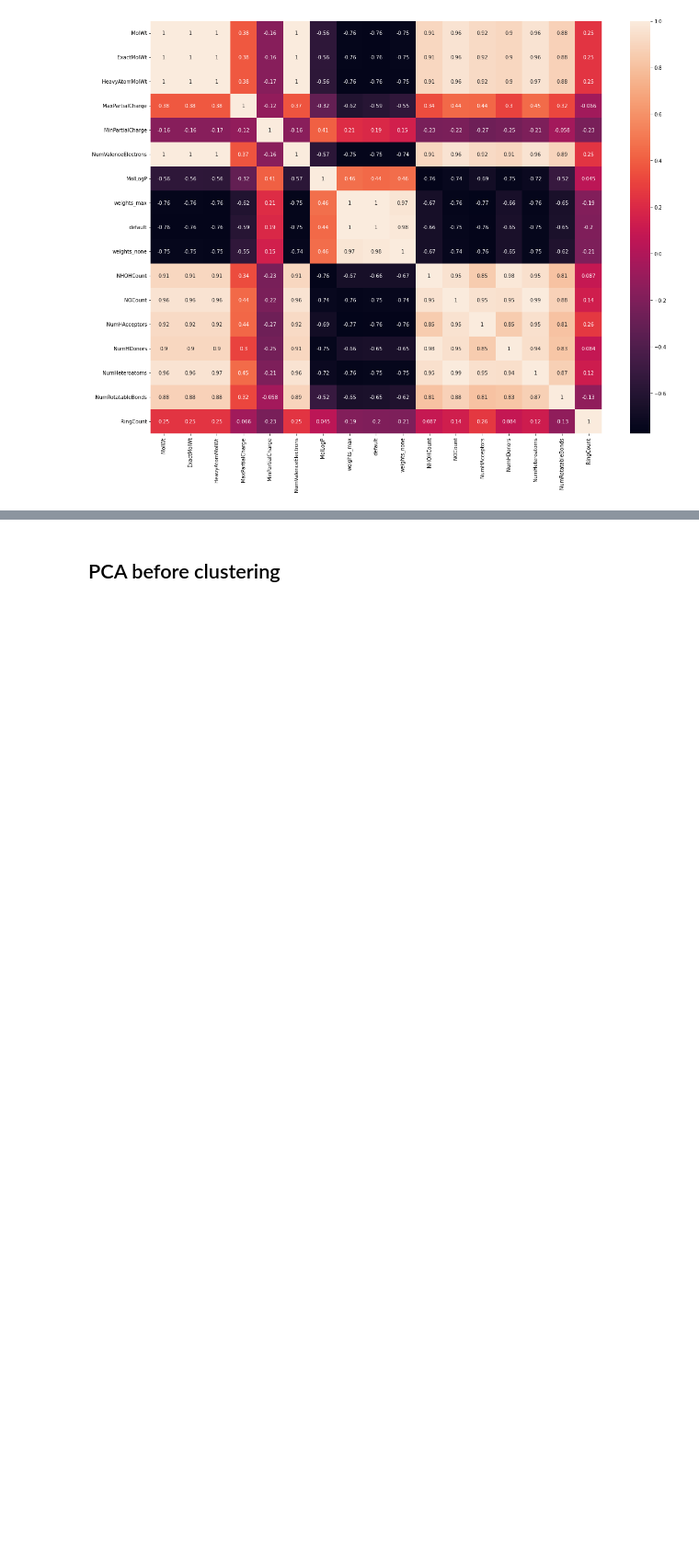
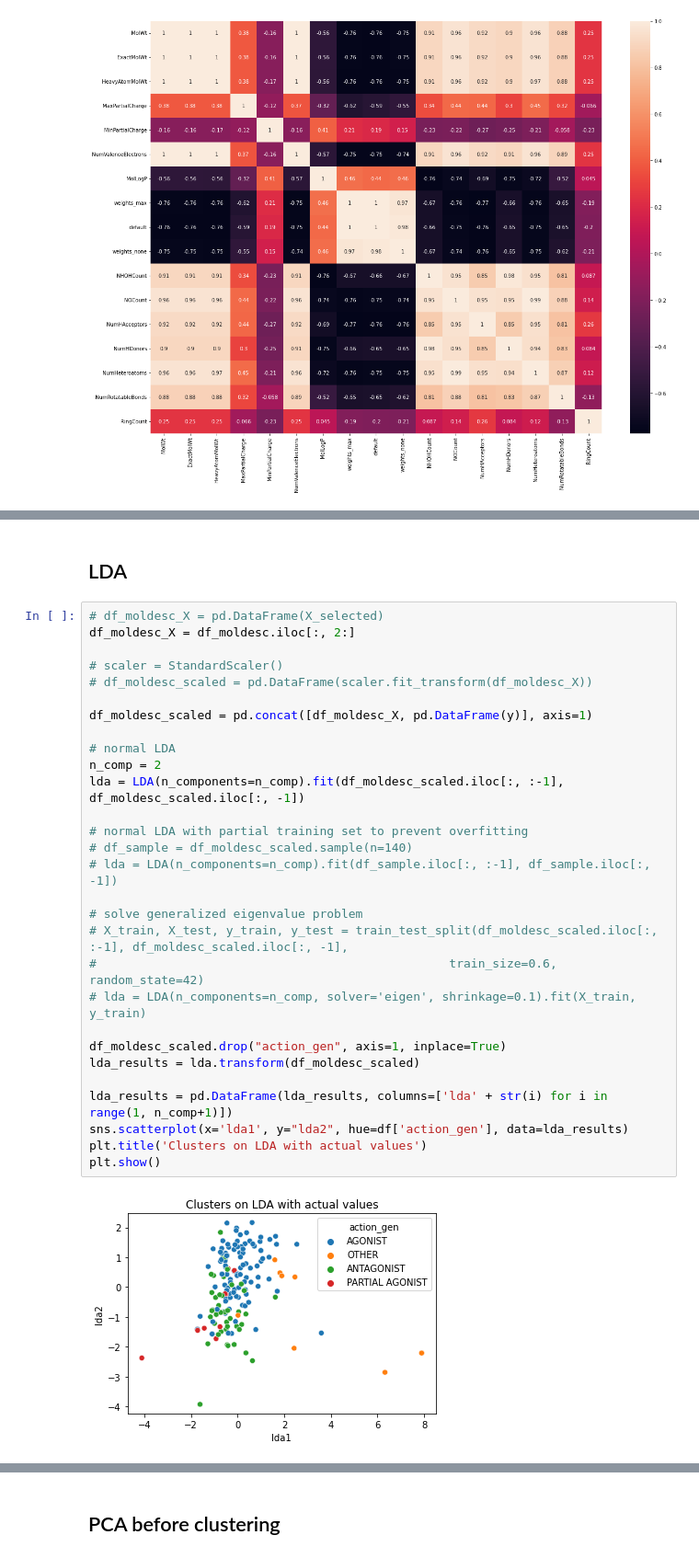
Before and after one commit to chopralab/ASPIRE_QSAR, a Jupyter notebook: molDesc_analysis.ipynb, the cells around one changed output, grey strips where cells are left out. Shown at 92% size. Cells and saved outputs as stored; diff of their text form; blank space fills up the shorter version.

```diff
--- a/molDesc_analysis.ipynb
+++ b/molDesc_analysis.ipynb
@@ -139,0 +179,33 @@ sns.barplot(labels, var)
+# %% [markdown]
+## LDA
+# %%
+# df_moldesc_X = pd.DataFrame(X_selected)
+df_moldesc_X = df_moldesc.iloc[:, 2:]
+
+# scaler = StandardScaler()
+# df_moldesc_scaled = pd.DataFrame(scaler.fit_transform(df_moldesc_X))
+
+df_moldesc_scaled = pd.concat([df_moldesc_X, pd.DataFrame(y)], axis=1)
+
+# normal LDA
+n_comp = 2
+lda = LDA(n_components=n_comp).fit(df_moldesc_scaled.iloc[:, :-1], df_moldesc_scaled.iloc[:, -1])
+
+# normal LDA with partial training set to prevent overfitting
+# df_sample = df_moldesc_scaled.sample(n=140)
+# lda = LDA(n_components=n_comp).fit(df_sample.iloc[:, :-1], df_sample.iloc[:, -1])
+
+# solve generalized eigenvalue problem
+# X_train, X_test, y_train, y_test = train_test_split(df_moldesc_scaled.iloc[:, :-1], df_moldesc_scaled.iloc[:, -1],
+#                                                 train_size=0.6, random_state=42)
+# lda = LDA(n_components=n_comp, solver='eigen', shrinkage=0.1).fit(X_train, y_train)
+
+df_moldesc_scaled.drop("action_gen", axis=1, inplace=True)
+lda_results = lda.transform(df_moldesc_scaled)
+
+lda_results = pd.DataFrame(lda_results, columns=['lda' + str(i) for i in range(1, n_comp+1)])
+sns.scatterplot(x='lda1', y="lda2", hue=df['action_gen'], data=lda_results)
+plt.title('Clusters on LDA with actual values')
+plt.show()
+# %% [output]
+[figure, added]
```
Also changed, not shown: parts of 18 cells of this notebook.
